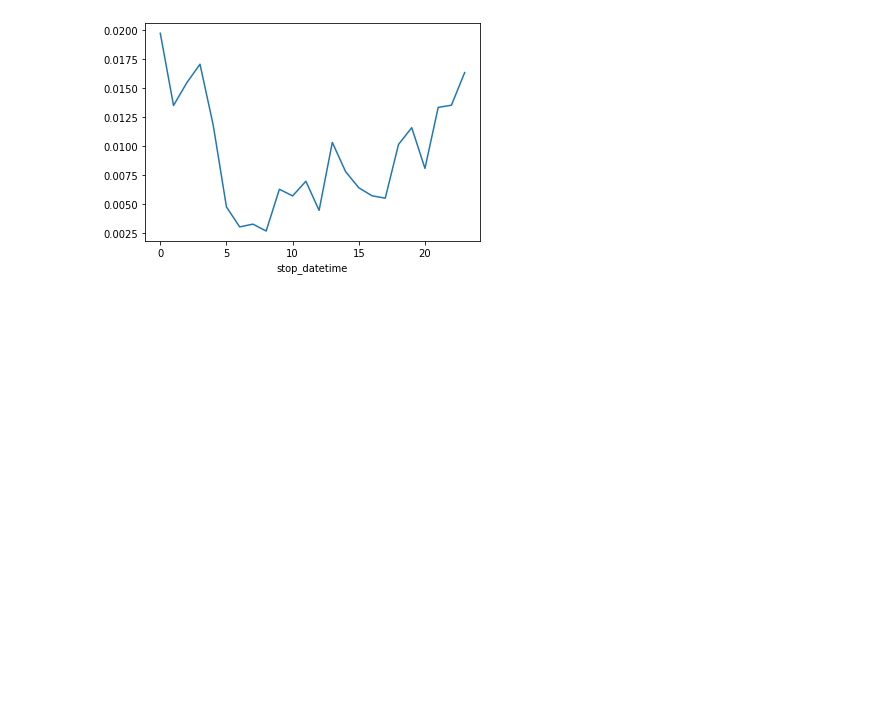
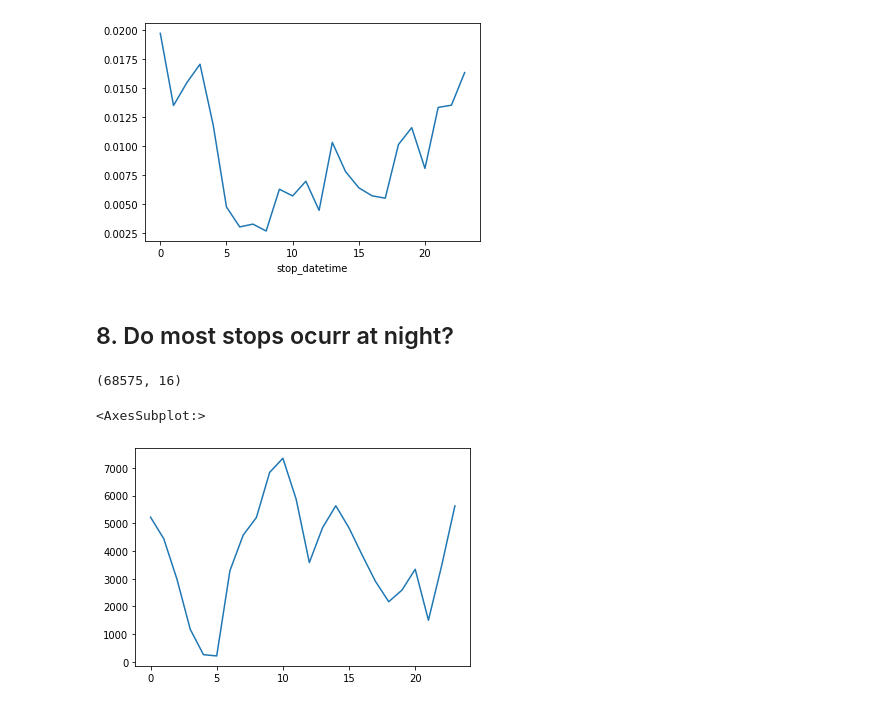
Before and after one commit to Jeffresh/pycon-2018-tutorial, a Jupyter notebook: mySolution.ipynb, the cells around one changed output. Saved outputs shown, nothing was run; the diff lists cells and outputs as text; code cells hidden in the pictures; blank space fills up the shorter version.

```diff
--- a/mySolution.ipynb
+++ b/mySolution.ipynb
@@ -241,3 +241,14 @@ ri.groupby(ri.stop_datetime.dt.hour).drugs_related_stop.mean().plot()
 # %% [output]
 <AxesSubplot:xlabel='stop_datetime'>
 [figure]
+# %% [markdown]
+## 8. Do most stops ocurr at night?
+# %%
+ri[(ri.stop_datetime.dt.hour > 4) & (ri.stop_datetime.dt.hour < 22) ].shape
+# %% [output]
+(68575, 16)
+# %%
+ri.stop_datetime.dt.hour.value_counts().sort_index().plot()
+# %% [output]
+<AxesSubplot:>
+[figure, added]
```
Also changed, not shown: parts of 1 cell of this notebook.
